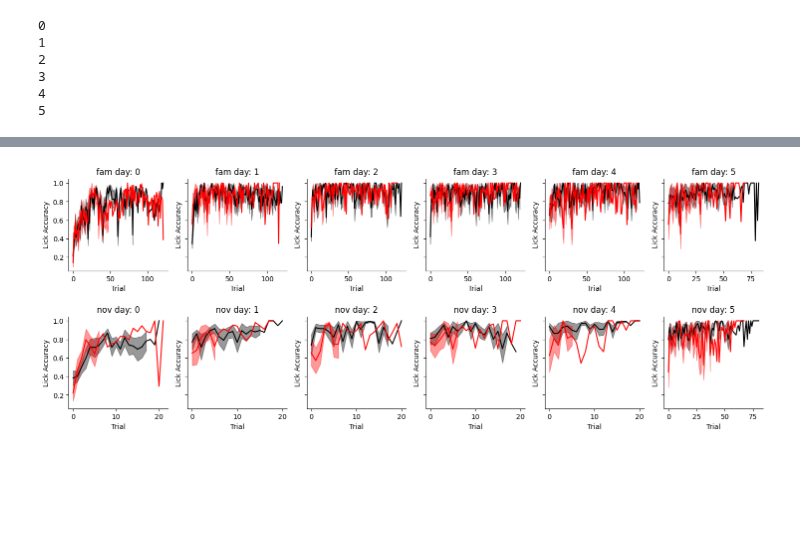
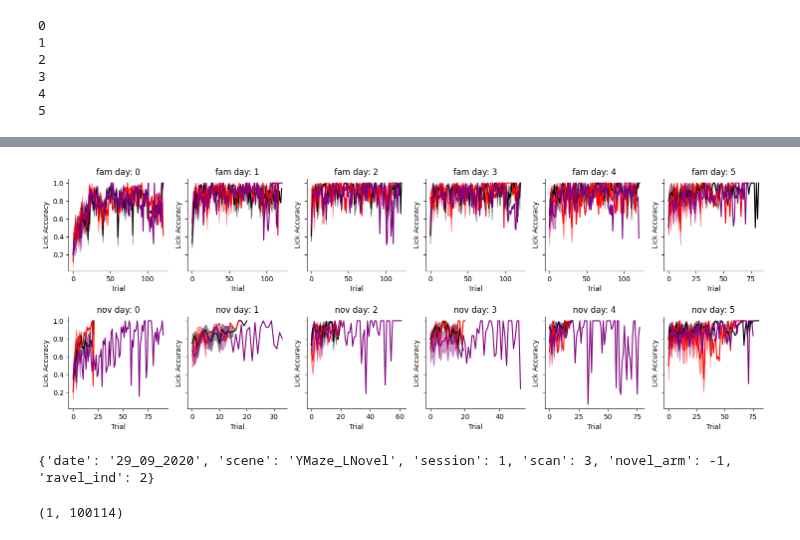
Before and after one commit to GiocomoLab/STX3KO_analyses, a Jupyter notebook: notebooks/supp_figs/fig_s3_licking/licking_stats.ipynb, the cells around one changed output, grey strips where cells are left out. Drawn from its saved outputs; the diff is of its cells as text; code cells hidden in the pictures; blank space fills up the shorter version.

```diff
--- a/notebooks/supp_figs/fig_s3_licking/licking_stats.ipynb
+++ b/notebooks/supp_figs/fig_s3_licking/licking_stats.ipynb
@@ -14,6 +14,7 @@ import STX3KO_analyses as stx
 
 ko_mice = stx.ymaze_sess_deets.ko_mice
 ctrl_mice = stx.ymaze_sess_deets.ctrl_mice
+sparse_mice = stx.ymaze_sess_deets.sparse_mice
 
 plt.rcParams['pdf.fonttype']=42
 
@@ -46,10 +44,12 @@ figdir.mkdir(exist_ok=True, parents=True)
 # %%
 rows = []
 x = np.arange(-10,3)
-for (cond, mice) in zip(('ctrl', 'ko'), (ctrl_mice, ko_mice)):
+for (cond, mice) in zip(('ctrl', 'ko', 'sparse'), (ctrl_mice, ko_mice, sparse_mice)):
     for day in range(6):
         print(day)
         for mouse in mice:
+            if mouse=='SparseKO_09' and day==2:
+                continue
             print(mouse)
             sess = stx.utilities.load_vr_day(mouse, day, trial_mat_keys = ('nonconsum_licks','licks_sum'),verbose = False, pkldir = '/mnt/BigDisk/YMaze_VR_Pkls/')
 
@@ -74,6 +74,7 @@ for (cond, mice) in zip(('ctrl', 'ko'), (ctrl_mice, ko_mice)):
                     rzone = rzone_fam
 
                 plot_vec = np.zeros([140,])*np.nan
+                print(ttype, trial_mask.sum())
 
                 licks = sess.trial_matrices['licks_sum'][trial_mask,:]
                 rzone_licks = np.nanmean(np.nansum(licks[:,rzone-5:rzone+1], axis=1)/np.nansum(licks,axis=1))
@@ -160,28 +178,41 @@ Cre9
 # %%
 days = np.arange(6)
 fig, ax = plt.subplots(2,6, figsize=[18,6], sharey=True)
 fig.subplots_adjust(hspace=.5)
-for  cond, mice, color in zip(('ctrl', 'ko'), (ctrl_mice, ko_mice), ('black', 'red')):
+for  cond, mice, color in zip(('ctrl', 'ko', 'sparse'), (ctrl_mice, ko_mice, sparse_mice), ('black', 'red', 'purple')):
     for i, ttype in enumerate(('fam', 'nov')):
         for day in days:
             mask = (df['cond']==cond) * (df['day']==day) * (df['ttype']==ttype)
 
             # print(np.vstack(df.loc[mask, 'rzone_licks_plot_vec'].values).shape)
             lick_acc = np.vstack(df.loc[mask, 'rzone_licks_plot_vec'].values)
             mu = np.nanmean(lick_acc,axis=0)
             sem = sp.stats.sem(lick_acc,axis=0)
             x = np.arange(mu.shape[0])
             ax[i,day].plot(x, mu, color=color)
             ax[i,day].fill_between(x, mu-sem, mu+sem, alpha=.4, color=color)
 
             ax[i,day].set_title(f'{ttype} day: {day}')
 
 for a in ax.flatten():
     a.spines['top'].set_visible(False)
     a.spines['right'].set_visible(False)
     a.set_xlabel('Trial')
     a.set_ylabel('Lick Accuracy')
 
 fig.savefig(figdir / "lick_accuracy_v_days.pdf")
 # %% [output]
-[figure, old version]
+[figure, new version]
+# %%
+#
+from STX3KO_analyses import utilities as u
+
+# sess = u.load_vr_day(sparse_mice[0], 0 , pkldir = '/mnt/BigDisk/YMaze_VR_Pkls/')
+sess = u.load_vr_day(ko_mice[0], 1 , pkldir = '/mnt/BigDisk/YMaze_VR_Pkls/')
+# sess = u.load_single_day(ctrl_mice[0], 0)
+# %% [output]
+{'date': '29_09_2020', 'scene': 'YMaze_LNovel', 'session': 1, 'scan': 3, 'novel_arm': -1, 'ravel_ind': 2}
+# %%
+sess.timeseries['licks'].shape
+# %% [output]
+(1, 100114)
```
Also changed, not shown: parts of 6 cells of this notebook, 5 other files.
